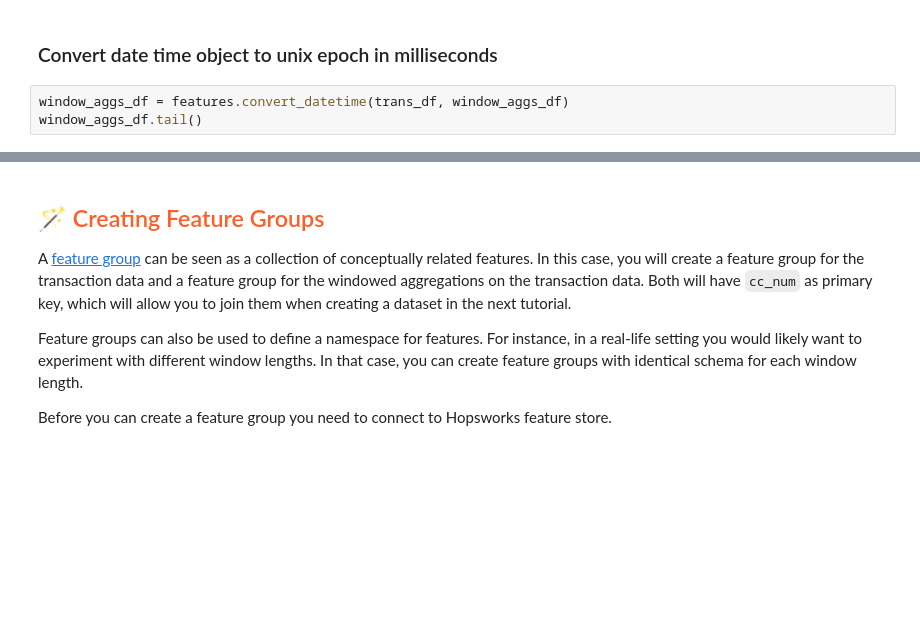
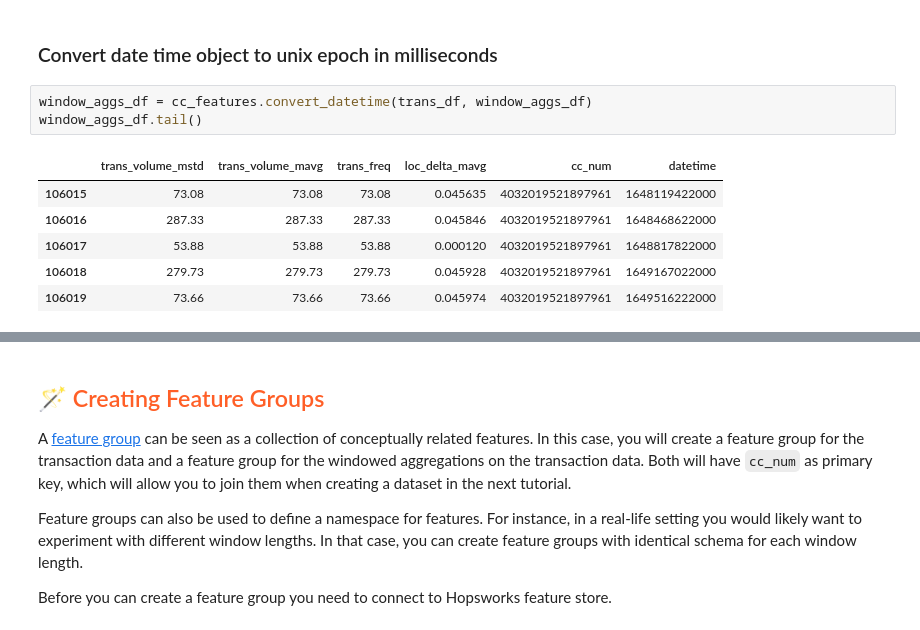
Before and after one commit to featurestoreorg/serverless-ml-course, a Jupyter notebook: src/01-module/1_backfill_cc_feature_groups.ipynb, the cells around one changed output, grey strips where cells are left out. Cells and saved outputs as stored; diff of their text form; blank space fills up the shorter version.

```diff
--- a/nbs/01-module/1a_feature_groups.ipynb
+++ b/src/01-module/1_backfill_cc_feature_groups.ipynb
@@ -148,5 +191,12 @@ window_aggs_df.tail()
 # %% [markdown]
 ### Convert date time object to unix epoch in milliseconds
 # %%
-window_aggs_df = features.convert_datetime(trans_df, window_aggs_df)
+window_aggs_df = cc_features.convert_datetime(trans_df, window_aggs_df)
 window_aggs_df.tail()
+# %% [output]
+|  | trans_volume_mstd | trans_volume_mavg | trans_freq | loc_delta_mavg | cc_num | datetime |
+| 106015 | 73.08 | 73.08 | 73.08 | 0.045635 | 4032019521897961 | 1648119422000 |
+| 106016 | 287.33 | 287.33 | 287.33 | 0.045846 | 4032019521897961 | 1648468622000 |
+| 106017 | 53.88 | 53.88 | 53.88 | 0.000120 | 4032019521897961 | 1648817822000 |
+| 106018 | 279.73 | 279.73 | 279.73 | 0.045928 | 4032019521897961 | 1649167022000 |
+| 106019 | 73.66 | 73.66 | 73.66 | 0.045974 | 4032019521897961 | 1649516222000 |
```
Also changed, not shown: parts of 20 cells of this notebook, 18 other files.
